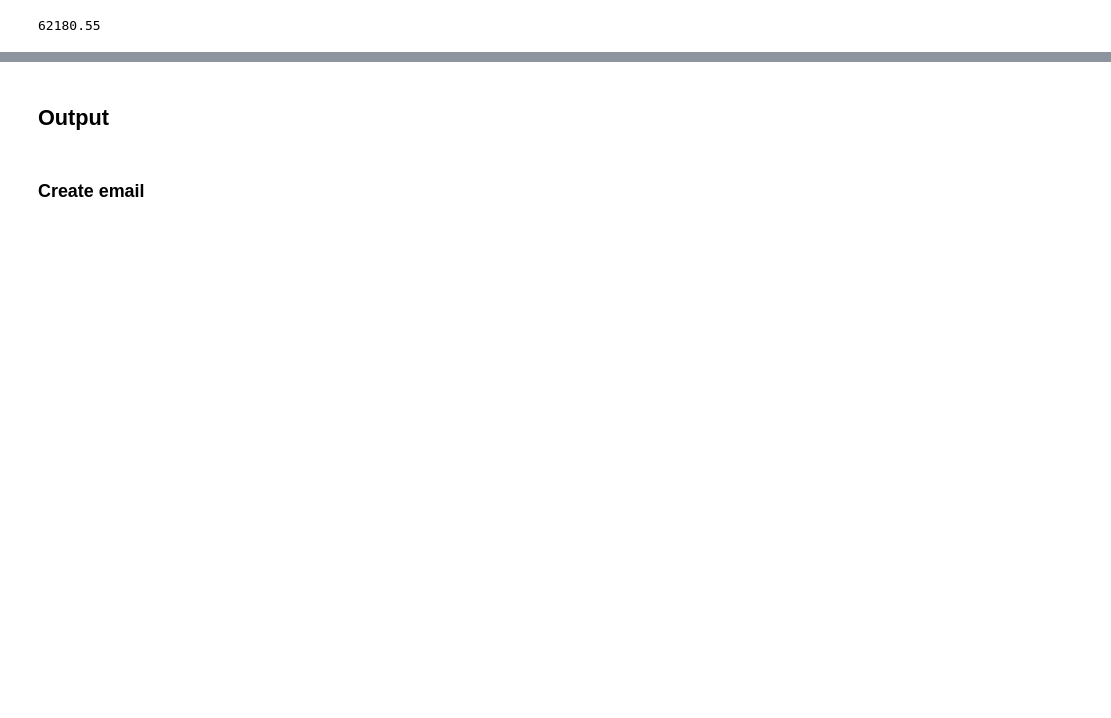
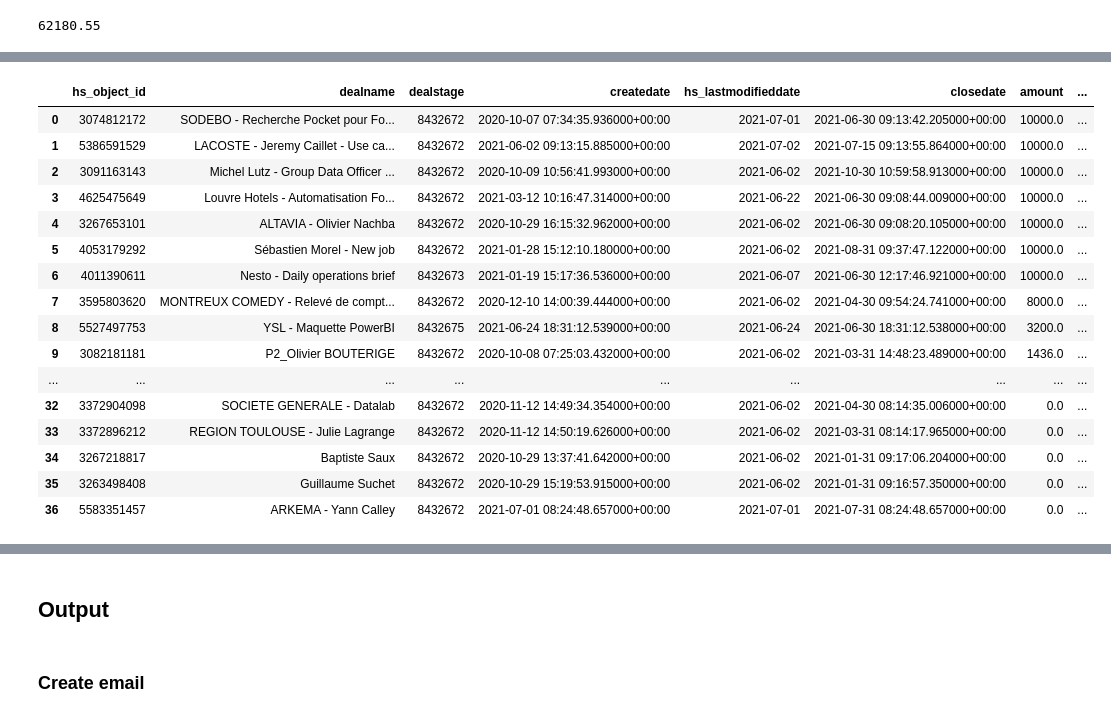
Before and after one commit to jupyter-naas/awesome-notebooks, a Jupyter notebook: Hubspot/Hubspot_send_sales_brief.ipynb, the cells around one changed output, grey strips where cells are left out. Cells and saved outputs as stored; diff of their text form; code cells hidden in the pictures; blank space fills up the shorter version.

Commit message:
feat: hubspot send email brief draft

```diff
--- a/Hubspot/Hubspot_send_sales_brief.ipynb
+++ b/Hubspot/Hubspot_send_sales_brief.ipynb
@@ -294,0 +304,30 @@ def format_pourcentage(num):
+# %%
+df_inactive = df_sales_c.copy()
+
+df_inactive.hs_lastmodifieddate = pd.to_datetime(df_inactive.hs_lastmodifieddate).dt.strftime(DATE_FORMAT)
+
+df_inactive["inactive_time"] = (datetime.now() - pd.to_datetime(df_inactive.hs_lastmodifieddate, format=DATE_FORMAT)).dt.days
+df_inactive.loc[(df_inactive["inactive_time"] > 30, "inactive")] = "inactive"
+df_inactive = df_inactive[(df_inactive.inactive == 'inactive') &
+                          (df_inactive.probability != 0.) &
+                          (df_inactive.probability < 1)].sort_values("amount", ascending=False).reset_index(drop=True)
+
+df_inactive
+# %% [output]
+|  | hs_object_id | dealname | dealstage | createdate | hs_lastmodifieddate | closedate | amount | ... |
+| 0 | 3074812172 | SODEBO - Recherche Pocket pour Fo... | 8432672 | 2020-10-07 07:34:35.936000+00:00 | 2021-07-01 | 2021-06-30 09:13:42.205000+00:00 | 10000.0 | ... |
+| 1 | 5386591529 | LACOSTE - Jeremy Caillet - Use ca... | 8432672 | 2021-06-02 09:13:15.885000+00:00 | 2021-07-02 | 2021-07-15 09:13:55.864000+00:00 | 10000.0 | ... |
+| 2 | 3091163143 | Michel Lutz - Group Data Officer ... | 8432672 | 2020-10-09 10:56:41.993000+00:00 | 2021-06-02 | 2021-10-30 10:59:58.913000+00:00 | 10000.0 | ... |
+| 3 | 4625475649 | Louvre Hotels - Automatisation Fo... | 8432672 | 2021-03-12 10:16:47.314000+00:00 | 2021-06-22 | 2021-06-30 09:08:44.009000+00:00 | 10000.0 | ... |
+| 4 | 3267653101 | ALTAVIA - Olivier Nachba | 8432672 | 2020-10-29 16:15:32.962000+00:00 | 2021-06-02 | 2021-06-30 09:08:20.105000+00:00 | 10000.0 | ... |
+| 5 | 4053179292 | Sébastien Morel - New job | 8432672 | 2021-01-28 15:12:10.180000+00:00 | 2021-06-02 | 2021-08-31 09:37:47.122000+00:00 | 10000.0 | ... |
+| 6 | 4011390611 | Nesto - Daily operations brief | 8432673 | 2021-01-19 15:17:36.536000+00:00 | 2021-06-07 | 2021-06-30 12:17:46.921000+00:00 | 10000.0 | ... |
+| 7 | 3595803620 | MONTREUX COMEDY - Relevé de compt... | 8432672 | 2020-12-10 14:00:39.444000+00:00 | 2021-06-02 | 2021-04-30 09:54:24.741000+00:00 | 8000.0 | ... |
+| 8 | 5527497753 | YSL - Maquette PowerBI | 8432675 | 2021-06-24 18:31:12.539000+00:00 | 2021-06-24 | 2021-06-30 18:31:12.538000+00:00 | 3200.0 | ... |
+| 9 | 3082181181 | P2_Olivier BOUTERIGE | 8432672 | 2020-10-08 07:25:03.432000+00:00 | 2021-06-02 | 2021-03-31 14:48:23.489000+00:00 | 1436.0 | ... |
+| ... | ... | ... | ... | ... | ... | ... | ... | ... |
+| 32 | 3372904098 | SOCIETE GENERALE - Datalab | 8432672 | 2020-11-12 14:49:34.354000+00:00 | 2021-06-02 | 2021-04-30 08:14:35.006000+00:00 | 0.0 | ... |
+| 33 | 3372896212 | REGION TOULOUSE - Julie Lagrange | 8432672 | 2020-11-12 14:50:19.626000+00:00 | 2021-06-02 | 2021-03-31 08:14:17.965000+00:00 | 0.0 | ... |
+| 34 | 3267218817 | Baptiste Saux | 8432672 | 2020-10-29 13:37:41.642000+00:00 | 2021-06-02 | 2021-01-31 09:17:06.204000+00:00 | 0.0 | ... |
+| 35 | 3263498408 | Guillaume Suchet | 8432672 | 2020-10-29 15:19:53.915000+00:00 | 2021-06-02 | 2021-01-31 09:16:57.350000+00:00 | 0.0 | ... |
+| 36 | 5583351457 | ARKEMA - Yann Calley | 8432672 | 2021-07-01 08:24:48.657000+00:00 | 2021-07-01 | 2021-07-31 08:24:48.657000+00:00 | 0.0 | ... |
```
Also changed, not shown: parts of 19 cells of this notebook.
